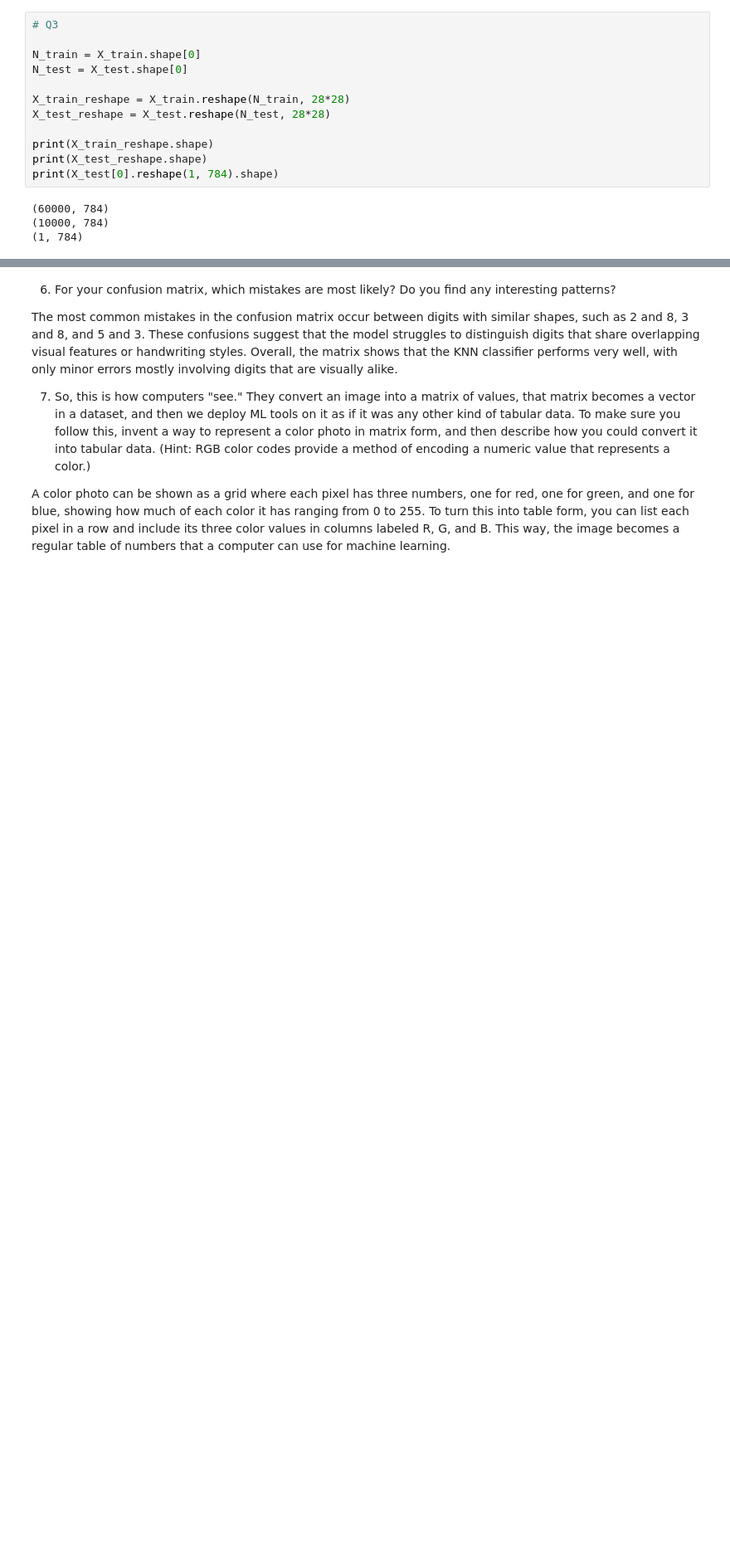
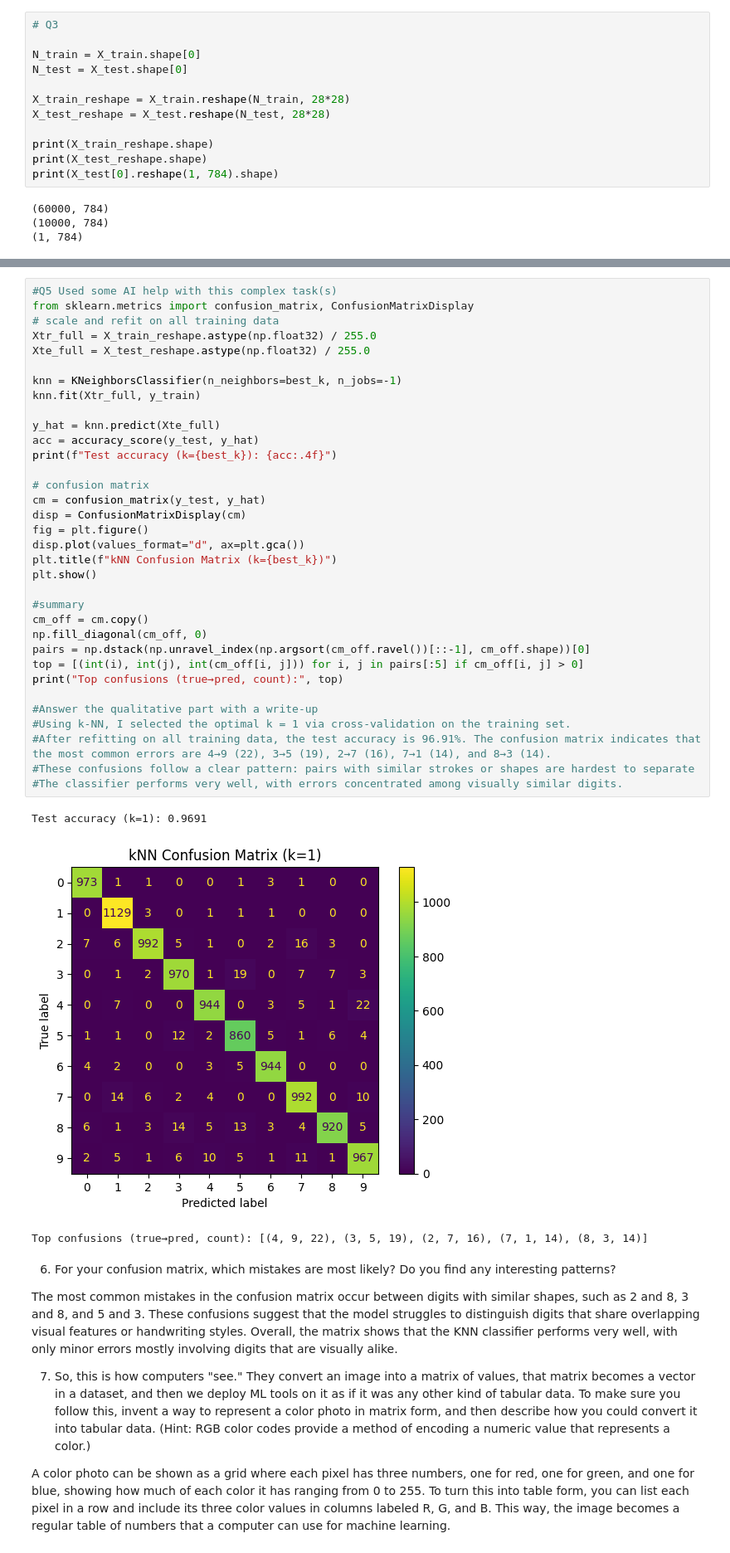
Before and after one commit to yxs4yt/lab_cv, a Jupyter notebook: L3.ipynb, the cells around one changed output, grey strips where cells are left out. Shown at 83% size. Saved outputs shown, nothing was run; the diff lists cells and outputs as text; blank space fills up the shorter version.

```diff
--- a/L3.ipynb
+++ b/L3.ipynb
@@ -141,3 +170,41 @@ print(X_test[0].reshape(1, 784).shape)
+# %%
+#Q5 Used some AI help with this complex task(s)
+from sklearn.metrics import confusion_matrix, ConfusionMatrixDisplay
+# scale and refit on all training data
+Xtr_full = X_train_reshape.astype(np.float32) / 255.0
+Xte_full = X_test_reshape.astype(np.float32) / 255.0
+
+knn = KNeighborsClassifier(n_neighbors=best_k, n_jobs=-1)
+knn.fit(Xtr_full, y_train)
+
+y_hat = knn.predict(Xte_full)
+acc = accuracy_score(y_test, y_hat)
+print(f"Test accuracy (k={best_k}): {acc:.4f}")
+
+# confusion matrix
+cm = confusion_matrix(y_test, y_hat)
+disp = ConfusionMatrixDisplay(cm)
+fig = plt.figure()
+disp.plot(values_format="d", ax=plt.gca())
+plt.title(f"kNN Confusion Matrix (k={best_k})")
+plt.show()
+
+#summary
+cm_off = cm.copy()
+np.fill_diagonal(cm_off, 0)
+pairs = np.dstack(np.unravel_index(np.argsort(cm_off.ravel())[::-1], cm_off.shape))[0]
+top = [(int(i), int(j), int(cm_off[i, j])) for i, j in pairs[:5] if cm_off[i, j] > 0]
+print("Top confusions (true→pred, count):", top)
+
+#Answer the qualitative part with a write-up
+#Using k-NN, I selected the optimal k = 1 via cross-validation on the training set.
+#After refitting on all training data, the test accuracy is 96.91%. The confusion matrix indicates that the most common errors are 4→9 (22), 3→5 (19), 2→7 (16), 7→1 (14), and 8→3 (14).
+#These confusions follow a clear pattern: pairs with similar strokes or shapes are hardest to separate
+#The classifier performs very well, with errors concentrated among visually similar digits.
+# %% [output]
+Test accuracy (k=1): 0.9691
+[figure, added]
+Top confusions (true→pred, count): [(4, 9, 22), (3, 5, 19), (2, 7, 16), (7, 1, 14), (8, 3, 14)]
 # %% [markdown]
 6. For your confusion matrix, which mistakes are most likely? Do you find any interesting patterns?
 
```
Also changed, not shown: parts of 1 cell of this notebook.
